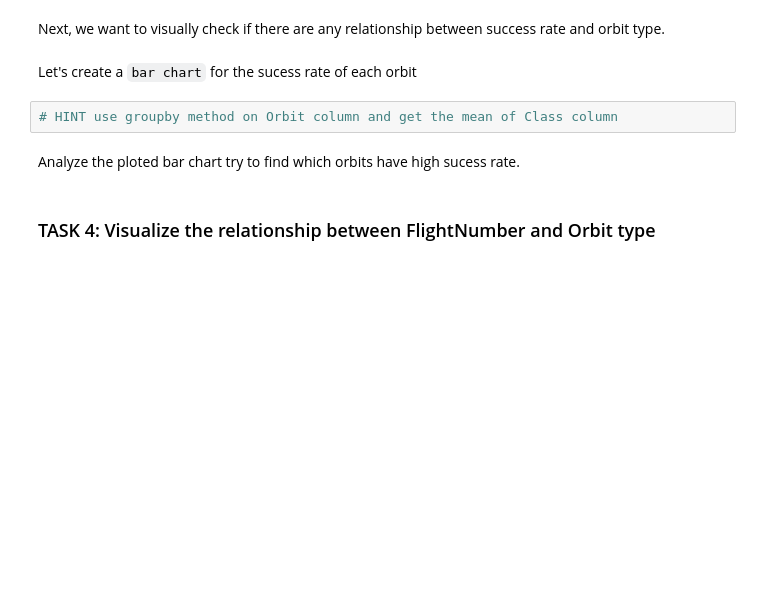
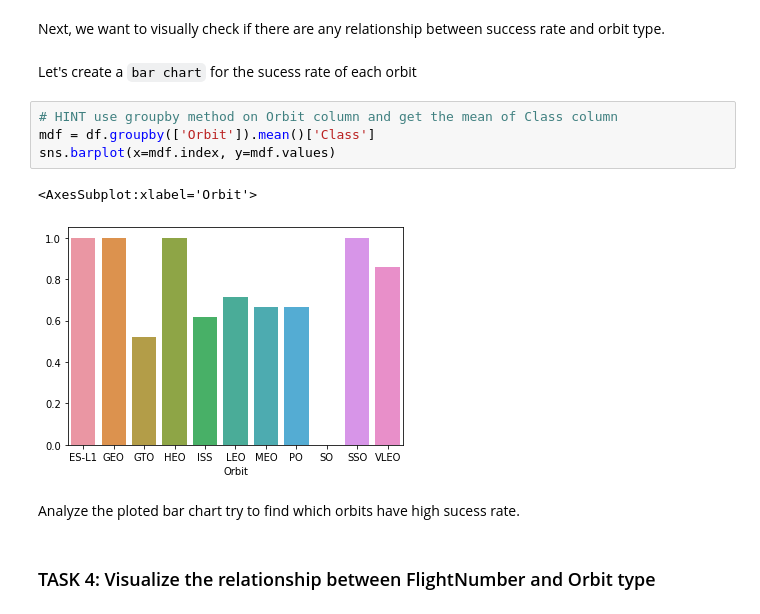
Before and after one commit to luisfrentzen/coursera-ibm-ds, a Jupyter notebook: Capstone Project/jupyter-labs-eda-dataviz.ipynb, the cells around one changed output. Saved outputs shown, nothing was run; the diff lists cells and outputs as text; blank space fills up the shorter version.

Commit message:
completed sql and data visualization task

```diff
--- a/Capstone Project/jupyter-labs-eda-dataviz.ipynb
+++ b/Capstone Project/jupyter-labs-eda-dataviz.ipynb
@@ -112,6 +112,11 @@ Next, we want to visually check if there are any relationship between success ra
 Let's create a `bar chart` for the sucess rate of each orbit
 # %%
 # HINT use groupby method on Orbit column and get the mean of Class column
+mdf = df.groupby(['Orbit']).mean()['Class']
+sns.barplot(x=mdf.index, y=mdf.values)
+# %% [output]
+<AxesSubplot:xlabel='Orbit'>
+[figure, added]
 # %% [markdown]
 Analyze the ploted bar chart try to find which orbits have high sucess rate.
 # %% [markdown]
```
Also changed, not shown: parts of 7 cells of this notebook, 1 other file.
